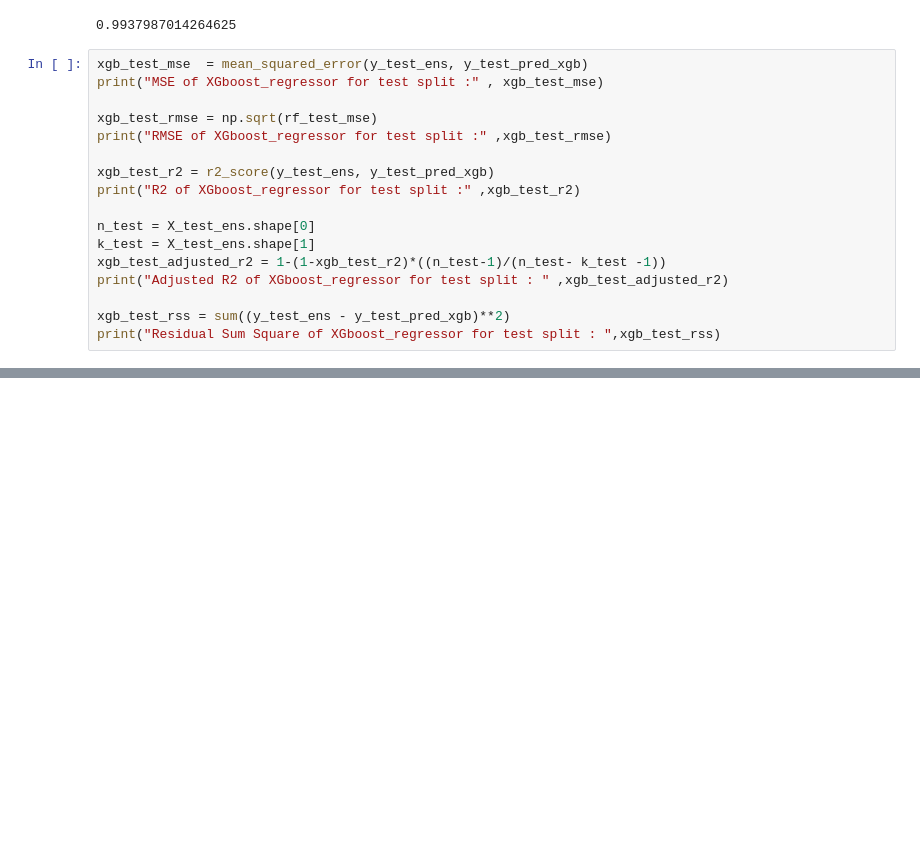
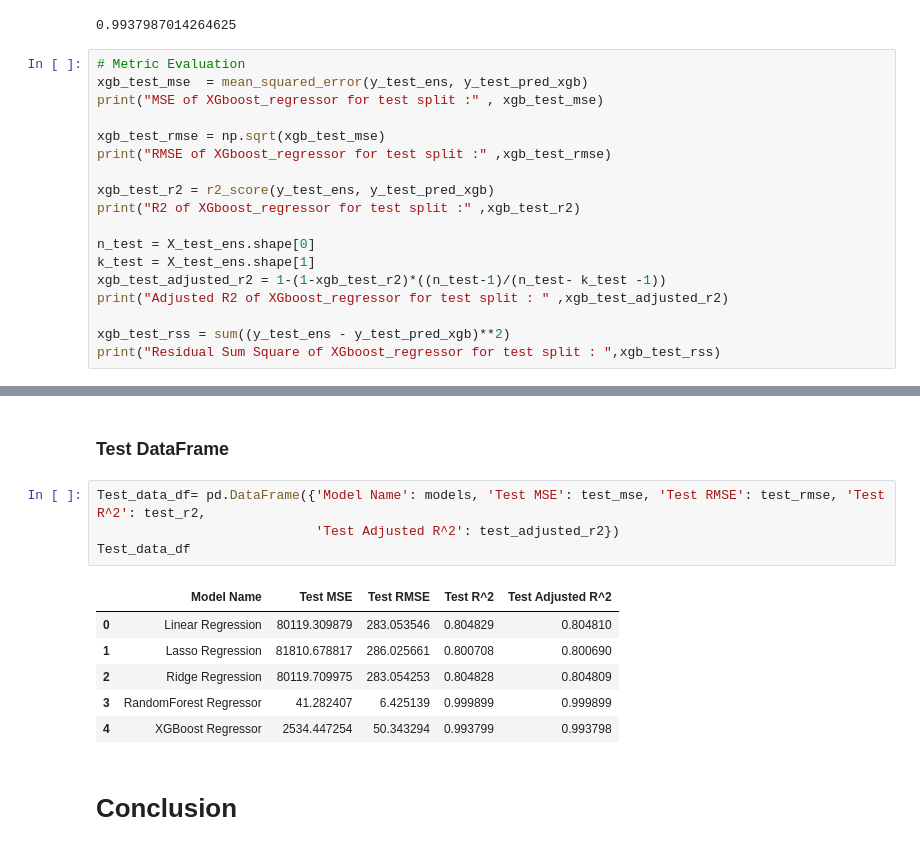
Before and after one commit to rubeshajith/NYC-taxi-trip-time-prediction, a Jupyter notebook: NYC_Taxi_Trip_Time_Prediction_Capstone_Project.ipynb, the cells around one changed output, grey strips where cells are left out. Saved outputs shown, nothing was run; the diff lists cells and outputs as text; blank space fills up the shorter version.

```diff
--- a/NYC_Taxi_Trip_Time_Prediction_Capstone_Project.ipynb
+++ b/NYC_Taxi_Trip_Time_Prediction_Capstone_Project.ipynb
@@ -1230,10 +1169,11 @@ regressor_xgb.score(X_test_ens, y_test_ens)
 # %% [output]
 0.9937987014264625
 # %%
+# Metric Evaluation
 xgb_test_mse  = mean_squared_error(y_test_ens, y_test_pred_xgb)
 print("MSE of XGboost_regressor for test split :" , xgb_test_mse)
 
-xgb_test_rmse = np.sqrt(rf_test_mse)
+xgb_test_rmse = np.sqrt(xgb_test_mse)
 print("RMSE of XGboost_regressor for test split :" ,xgb_test_rmse)
 
 xgb_test_r2 = r2_score(y_test_ens, y_test_pred_xgb)
@@ -1299,0 +1275,15 @@ plt.show()
+# %% [markdown]
+### Test DataFrame
+# %%
+Test_data_df= pd.DataFrame({'Model Name': models, 'Test MSE': test_mse, 'Test RMSE': test_rmse, 'Test R^2': test_r2,
+                            'Test Adjusted R^2': test_adjusted_r2})
+Test_data_df
+# %% [output]
+|  | Model Name | Test MSE | Test RMSE | Test R^2 | Test Adjusted R^2 |
+| 0 | Linear Regression | 80119.309879 | 283.053546 | 0.804829 | 0.804810 |
+| 1 | Lasso Regression | 81810.678817 | 286.025661 | 0.800708 | 0.800690 |
+| 2 | Ridge Regression | 80119.709975 | 283.054253 | 0.804828 | 0.804809 |
+| 3 | RandomForest Regressor | 41.282407 | 6.425139 | 0.999899 | 0.999899 |
+| 4 | XGBoost Regressor | 2534.447254 | 50.343294 | 0.993799 | 0.993798 |
+# %% [markdown]
+# Conclusion
```
Also changed, not shown: parts of 57 cells of this notebook.
